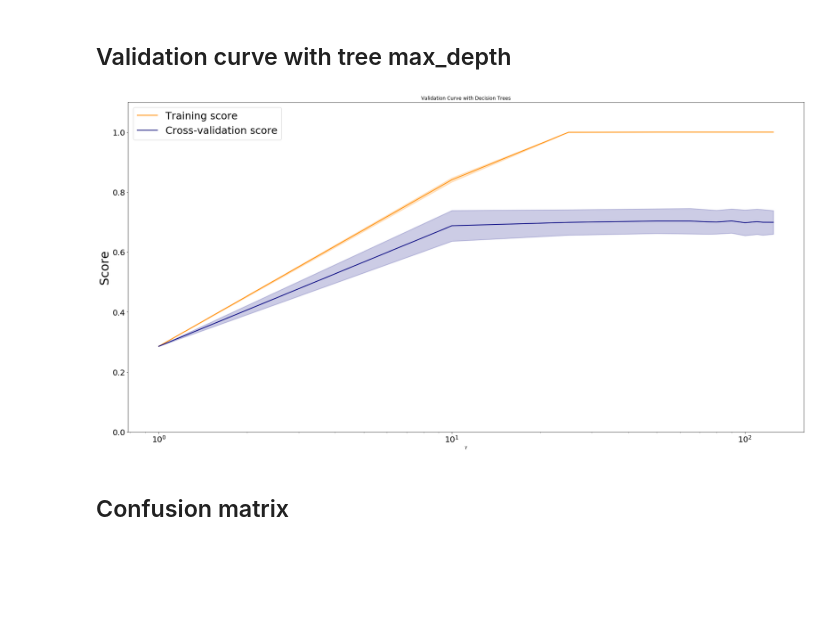
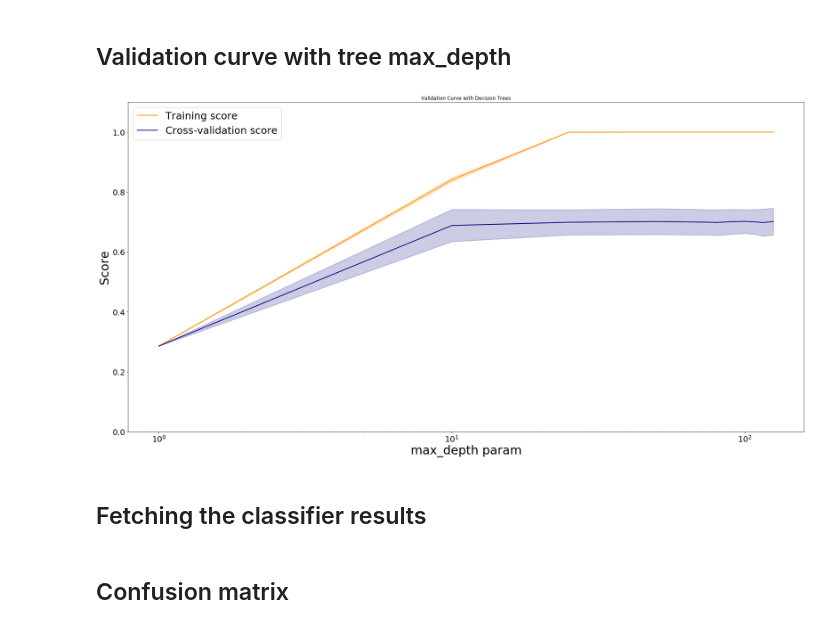
Before and after one commit to stefan-matcovici/Forest-Cover-Type-Prediction, a Jupyter notebook: 4-classification/decision-trees.ipynb, the cells around one changed output. Cells and saved outputs as stored; diff of their text form; code cells hidden in the pictures; blank space fills up the shorter version.

```diff
--- a/4-classification/decision-trees.ipynb
+++ b/4-classification/decision-trees.ipynb
@@ -55,32 +56,34 @@ train_scores, test_scores = validation_curve(
     param_name = 'clf__max_depth',
     param_range = param_range,
     cv = 10
 )
 
 train_scores_mean = np.mean(train_scores, axis=1)
 train_scores_std = np.std(train_scores, axis=1)
 test_scores_mean = np.mean(test_scores, axis=1)
 test_scores_std = np.std(test_scores, axis=1)
 
 plt.figure(figsize=(30, 15))
 plt.title("Validation Curve with Decision Trees")
-plt.xlabel(r"$\gamma$")
+plt.xlabel("max_depth param", fontsize=30)
 plt.ylabel("Score", fontsize=30)
 plt.ylim(0.0, 1.1)
 lw = 2
 plt.semilogx(param_range, train_scores_mean, label="Training score",
              color="darkorange", lw=lw)
 plt.fill_between(param_range, train_scores_mean - train_scores_std,
                  train_scores_mean + train_scores_std, alpha=0.2,
                  color="darkorange", lw=lw)
 plt.semilogx(param_range, test_scores_mean, label="Cross-validation score",
              color="navy", lw=lw)
 plt.fill_between(param_range, test_scores_mean - test_scores_std,
                  test_scores_mean + test_scores_std, alpha=0.2,
                  color="navy", lw=lw)
 plt.legend(loc="best", prop={'size': 25})
 plt.tick_params(labelsize=20)
 
 plt.show()
 # %% [output]
-[figure, old version]
+[figure, new version]
+# %% [markdown]
+## Fetching the classifier results
```
Also changed, not shown: parts of 7 cells of this notebook, 1 other file.
